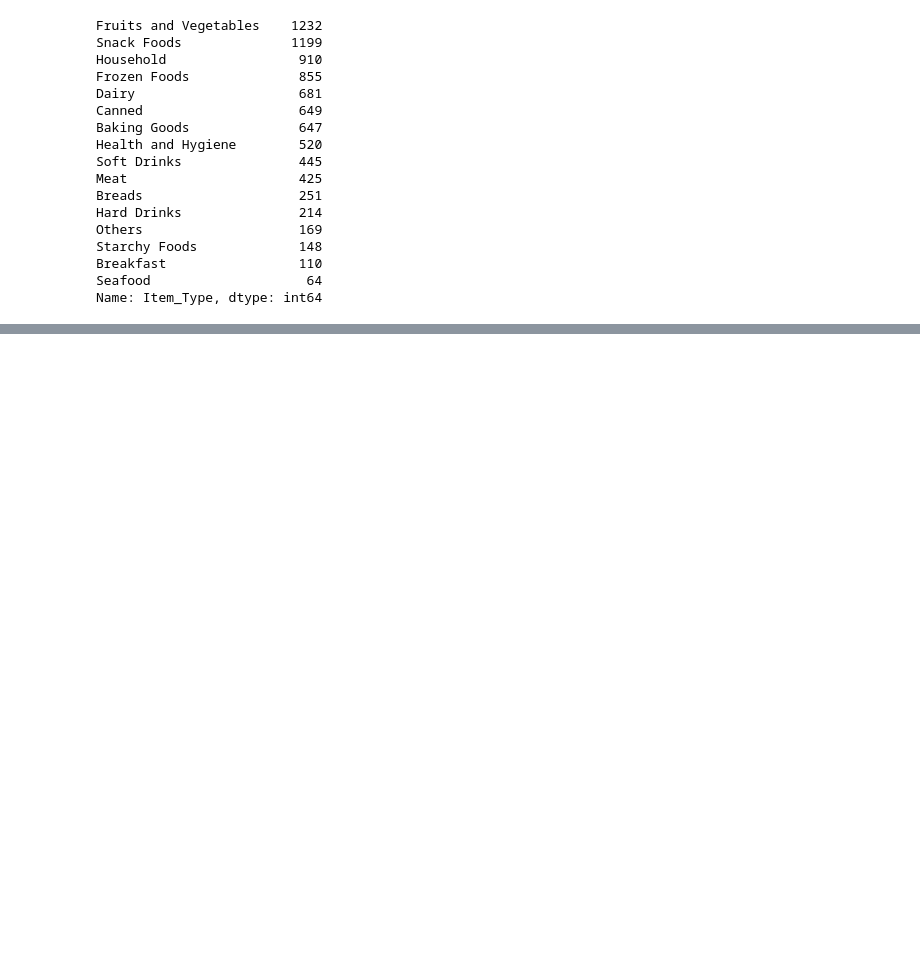
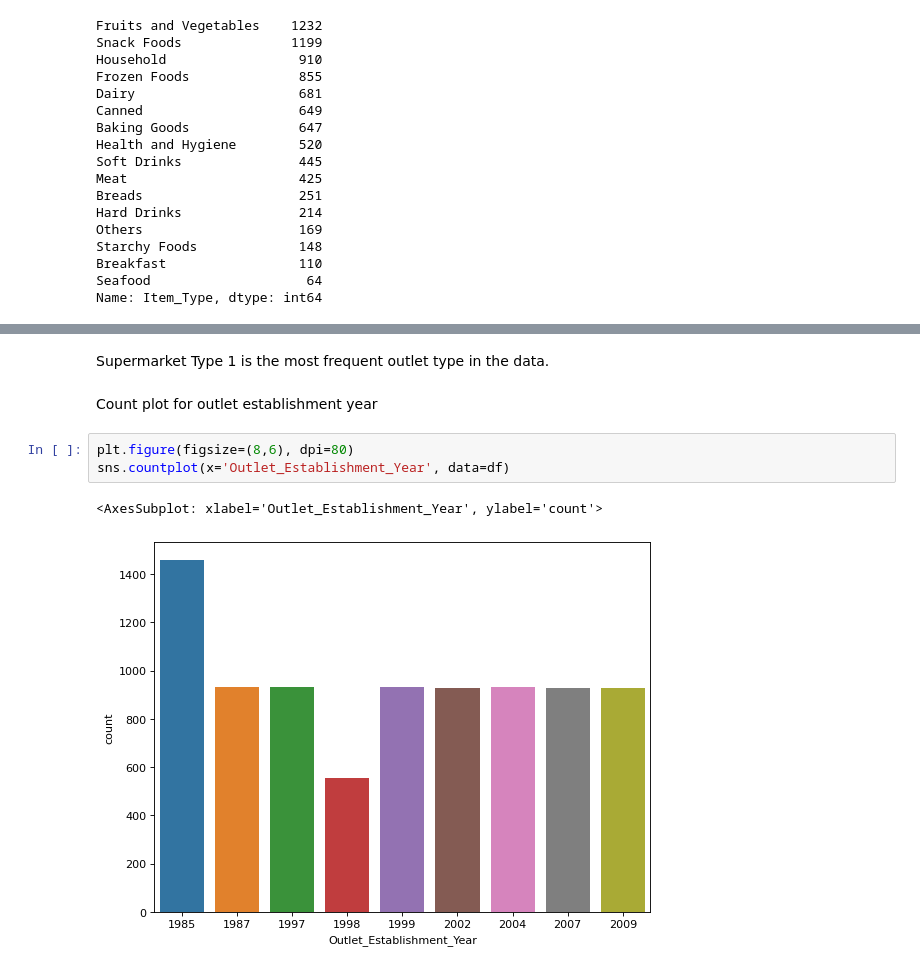
Before and after one commit to saikumaraili/sales-prediction, a Jupyter notebook: lib/bigmart-sales-prediction.ipynb, the cells around one changed output, grey strips where cells are left out. Drawn from its saved outputs; the diff is of its cells as text; blank space fills up the shorter version.

```diff
--- a/lib/bigmart-sales-prediction.ipynb
+++ b/lib/bigmart-sales-prediction.ipynb
@@ -286,0 +309,10 @@ Name: Item_Type, dtype: int64
+# %% [markdown]
+Supermarket Type 1 is the most frequent outlet type in the data.
+# %% [markdown]
+Count plot for outlet establishment year
+# %%
+plt.figure(figsize=(8,6), dpi=80)
+sns.countplot(x='Outlet_Establishment_Year', data=df)
+# %% [output]
+<AxesSubplot: xlabel='Outlet_Establishment_Year', ylabel='count'>
+[figure, added]
```
Also changed, not shown: parts of 55 cells of this notebook.
